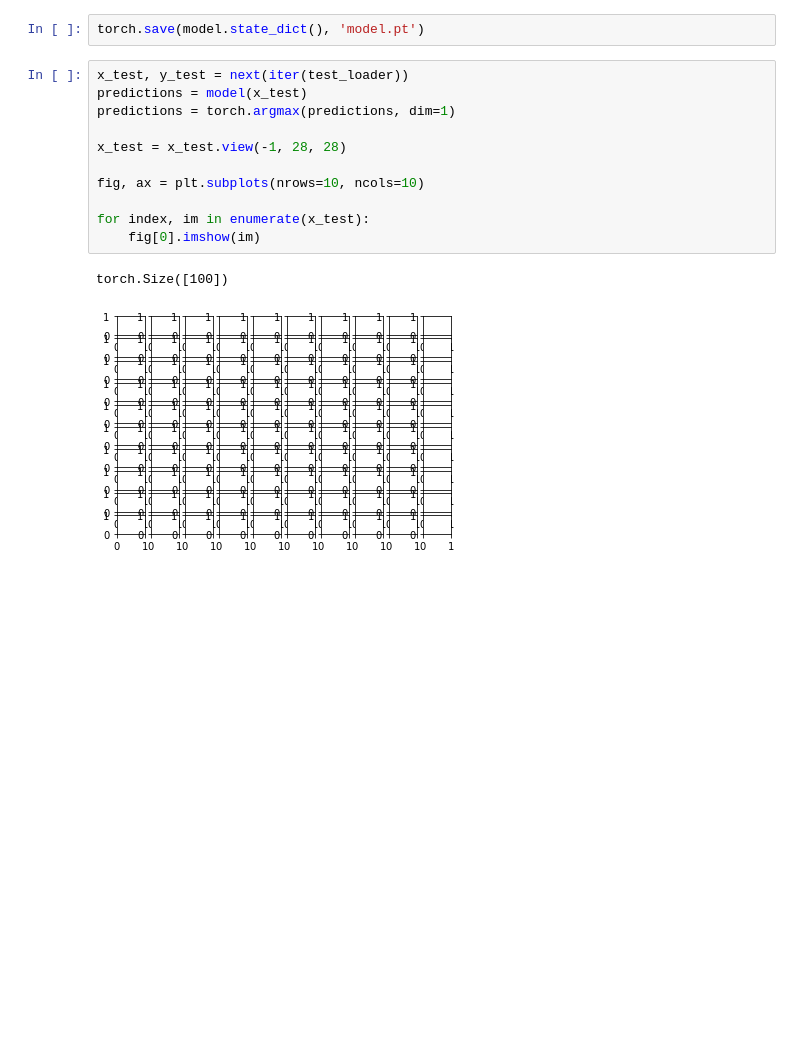
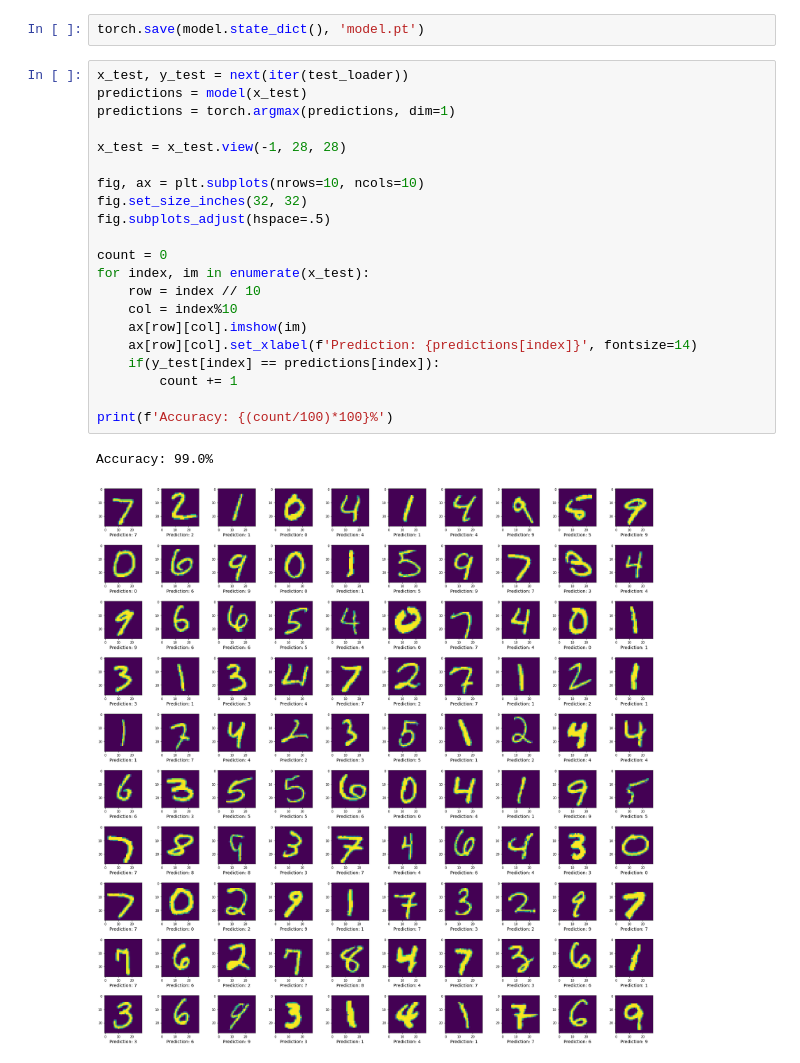
Before and after one commit to baolong281/coursera-intro-to-machine-learning-duke-university, a Jupyter notebook: Week 3/3B_Convolutional_Neural_Networks_Assignment.ipynb, the cells around one changed output. Cells and saved outputs as stored; diff of their text form; blank space fills up the shorter version.

```diff
--- a/Week 3/3B_Convolutional_Neural_Networks_Assignment.ipynb
+++ b/Week 3/3B_Convolutional_Neural_Networks_Assignment.ipynb
@@ -89,14 +89,24 @@ torch.save(model.state_dict(), 'model.pt')
 # %%
 x_test, y_test = next(iter(test_loader))
 predictions = model(x_test)
 predictions = torch.argmax(predictions, dim=1)
 
 x_test = x_test.view(-1, 28, 28)
 
 fig, ax = plt.subplots(nrows=10, ncols=10)
+fig.set_size_inches(32, 32)
+fig.subplots_adjust(hspace=.5)
 
+count = 0
 for index, im in enumerate(x_test):
-	fig[0].imshow(im)
+	row = index // 10
+	col = index%10
+	ax[row][col].imshow(im)
+	ax[row][col].set_xlabel(f'Prediction: {predictions[index]}', fontsize=14)
+	if(y_test[index] == predictions[index]):
+		count += 1
+
+print(f'Accuracy: {(count/100)*100}%')
 # %% [output]
-torch.Size([100])
+Accuracy: 99.0%
-[figure, old version]
+[figure, new version]
```
